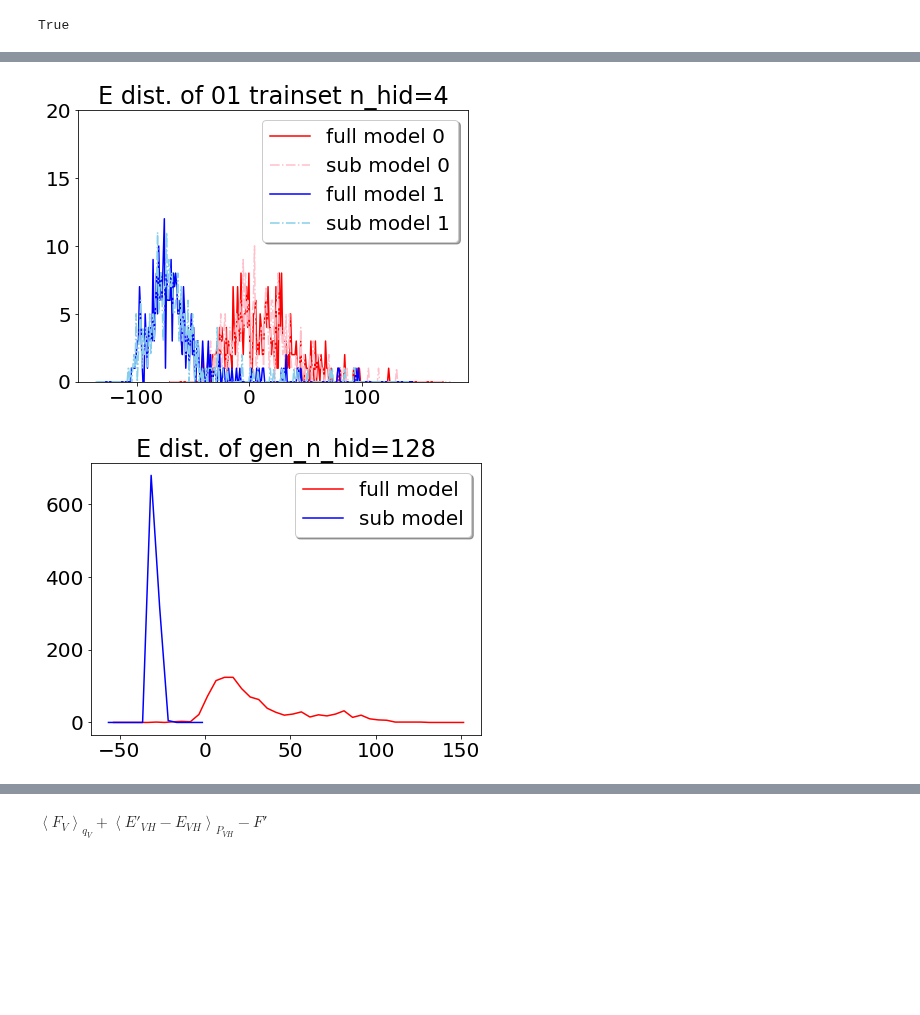
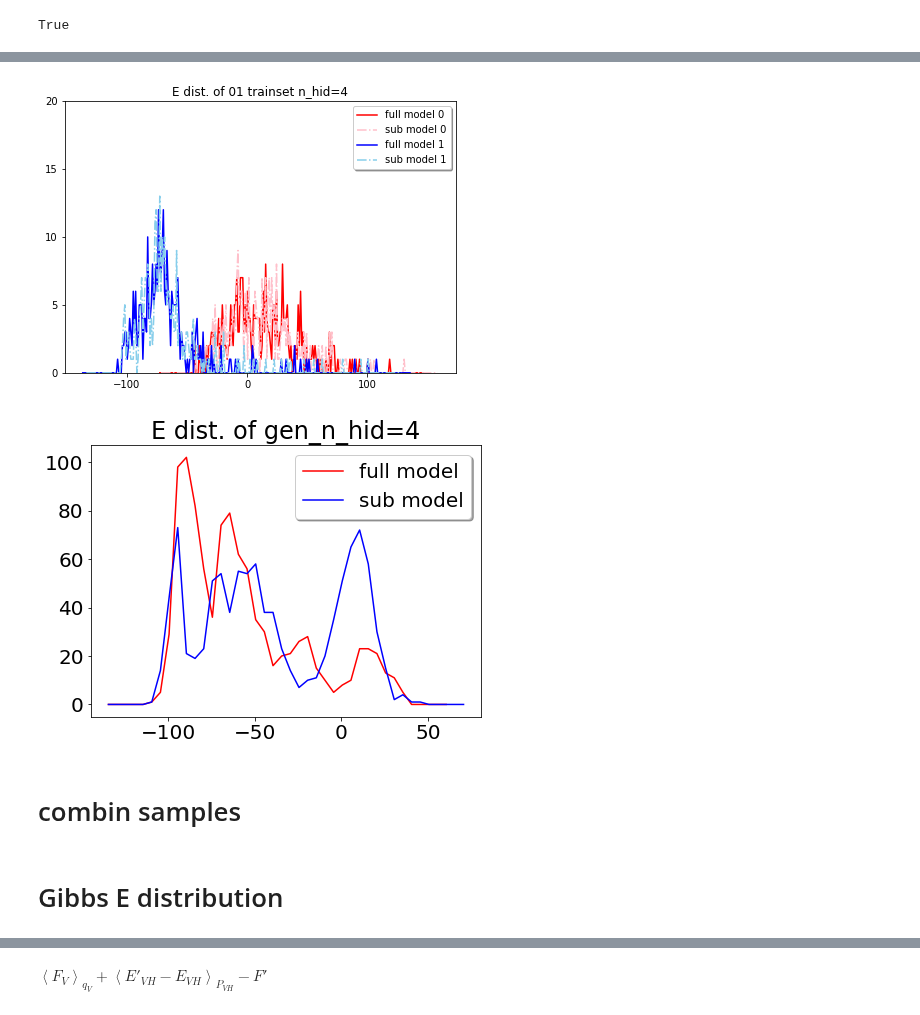
Before and after one commit to physicaone/loss_IG, a Jupyter notebook: 210227_ERBM_exe.ipynb, the cells around one changed output, grey strips where cells are left out. Cells and saved outputs as stored; diff of their text form; code cells hidden in the pictures; blank space fills up the shorter version.

Commit message:
gibbs

```diff
--- a/210227_ERBM_exe.ipynb
+++ b/210227_ERBM_exe.ipynb
@@ -43,7 +48,7 @@ True
 # %%
-# n_hid_range=[4, 8, 16, 32, 64, 128]
+n_hid_range=[4, 8, 16, 32, 64, 128]
 # n_hid_range=[2, 128, 24, 48, 96]
-n_hid_range=[128]
+# n_hid_range=[128]
 
 
 n_vis=784
@@ -109,6 +118,0 @@ for n_hid in n_hid_range:
-# %%
-for n_hid in n_hid_range:
-    train_and_get_data(n_hid, 300
-                   ,model=torch.load('ERBM,SGD/lr=0.05/models/2021-01-28_n_hid={n_hid}_vol=600_epoch=10000'.format(n_hid=n_hid))
-                   ,train_loader=train_loader
-                   ,test_loader=test_loader)
@@ -169,5 +181,5 @@ with open('n_hid=64_vol_12000_h.pkl', 'wb') as f:
 # %%
-n_hid=16
+n_hid=4
 step_eq=1
 model0=torch.load('ERBM,SGD/lr=0.01/models/2021-01-28_n_hid={n_hid}_vol=12000_epoch=5000'.format(n_hid=n_hid), map_location=device).float()
 model1=torch.load('ERBM,SGD/lr=0.01/models/2021-01-28_n_hid={n_hid}_vol=600_epoch=5000'.format(n_hid=n_hid), map_location=device).float()
@@ -217,7 +206,7 @@ def get_hist(list00, color):
     x1 = 0.5*(x1[1:]+x1[:-1])
     return x1, y1
 
-n_hid=4
+# n_hid=4
 model0=torch.load('ERBM,SGD/lr=0.01/models/2021-01-28_n_hid={n_hid}_vol=12000_epoch=5000'.format(n_hid=n_hid), map_location=device).float()
 model1=torch.load('ERBM,SGD/lr=0.01/models/2021-01-28_n_hid={n_hid}_vol=600_epoch=5000'.format(n_hid=n_hid), map_location=device).float()
 train_dataset = get_small_mnist(6000, 'train', [0, 1])
@@ -247,7 +236,7 @@ plt.ylim([0,20])
 plt.plot()
 plt.show()
 # %% [output]
-[figure, old version]
+[figure, new version]
 # %%
 def get_hist(list00, color):
     bins=range(int(min(list00)-30), int(max(list00)+30), 5)
@@ -255,39 +244,41 @@ def get_hist(list00, color):
     x1 = 0.5*(x1[1:]+x1[:-1])
     return x1, y1
 
-n_hid=128
+# n_hid=4
 dataset0=pd.read_pickle('ERBM,SGD/lr=0.01/samples/2021-01-28_samples2_n_hid={n_hid}_vol=12000_epoch=5000.pkl'.format(n_hid=n_hid))
 dataset0=torch.tensor(np.array(dataset0).reshape(1000, 1, 784)).float()
 dataset1=pd.read_pickle('ERBM,SGD/lr=0.01/samples/2021-01-28_samples2_n_hid={n_hid}_vol=600_epoch=5000.pkl'.format(n_hid=n_hid))
 dataset1=torch.tensor(np.array(dataset1).reshape(1000, 1, 784)).float()
 
 n_hid_energy0=check_energy2(model0, model1, dataset0)
 n_hid_energy1=check_energy2(model0, model1, dataset1)
 
 x0,y0=get_hist(np.squeeze(check_energy2(model0, model1, dataset0)[0]), 'red')
 x1,y1=get_hist(np.squeeze(check_energy2(model0, model1, dataset1)[0]), 'pink')
 
 plt.close()
 
 plt.figure(figsize=(7,5))
 plt.plot(x0, y0, '-', color='red')
 plt.plot(x1, y1, '-', color='blue')
 
 
 plt.title('E dist. of gen_n_hid={n_hid}'.format(n_hid=n_hid))
 plt.legend(['full model', 'sub model'],
            loc='upper right',
            ncol=1, fancybox=True, shadow=True)
 
 # plt.text(350, 0.1, '~$k^{2.1}$ ', fontsize=20)
 plt.rcParams["font.size"] = "20"
 # plt.ylim([0, 200])
 # plt.axis([-150, 200, 0, 500])
 # plt.savefig('image/IEvsn_hid.png', pad_inches=10)
 plt.plot()
 plt.show()
 # %% [output]
-[figure, old version]
+[figure, new version]
+# %% [markdown]
+# combin samples
 # %%
 n_hid=4
 model0=torch.load('ERBM,SGD/lr=0.01/models/2021-01-28_n_hid={n_hid}_vol=12000_epoch=5000'.format(n_hid=n_hid), map_location=device).float()
@@ -305,0 +294,2 @@ E0=np.squeeze(E0[0])
+# %% [markdown]
+# Gibbs E distribution
```
Also changed, not shown: parts of 21 cells of this notebook, 1 other file.
